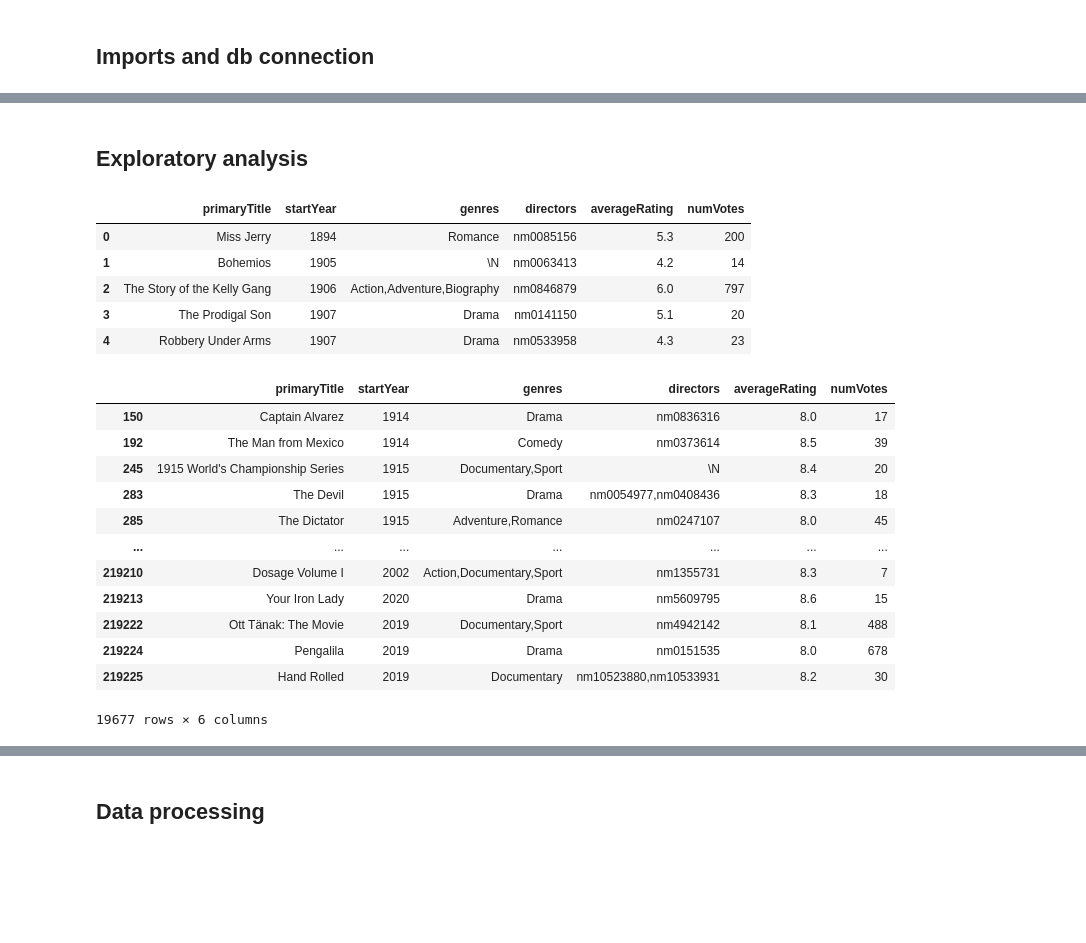
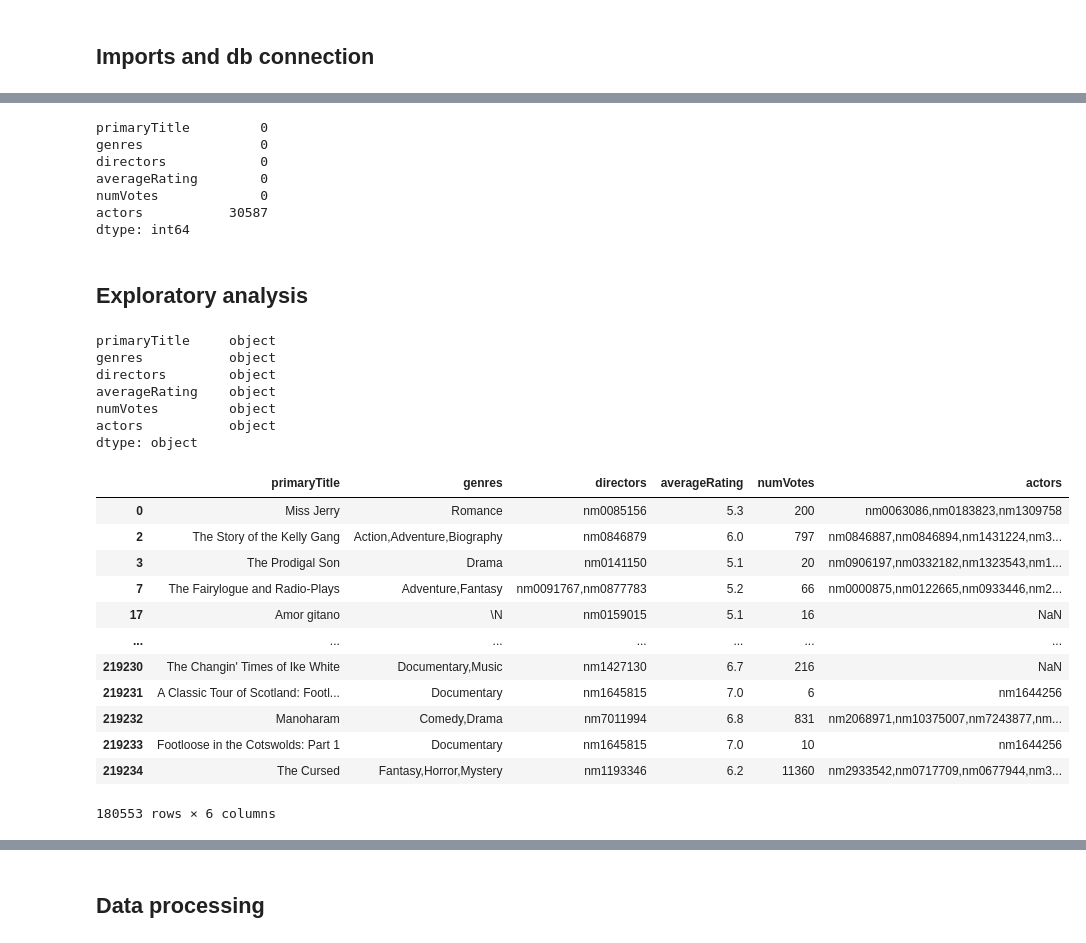
Before and after one commit to tanialemos/recommender-system, a Jupyter notebook: nb-test.ipynb, the cells around one changed output, grey strips where cells are left out. Drawn from its saved outputs; the diff is of its cells as text; code cells hidden in the pictures; blank space fills up the shorter version.

```diff
--- a/nb-test.ipynb
+++ b/nb-test.ipynb
@@ -27,0 +29,11 @@ df = pd.DataFrame.from_records(data=data, columns=col)
+# %%
+# creating dataframe for actors details table
+cursor.execute("""
+    SELECT tp.tconst, tp.nconst
+    FROM title_principals tp
+    WHERE tp.category = 'actor' or tp.category = 'actress'
+""")
+data = cursor.fetchall()
+col = [description[0] for description in cursor.description]
+
+df_actors = pd.DataFrame.from_records(data=data, columns=col)
@@ -27,0 +55,4 @@ df = pd.DataFrame.from_records(data=data, columns=col)
+# %%
+# merge actors with same movie id in same column
+groupby = df_actors.groupby('tconst')['nconst'].apply(','.join).reset_index()
+groupby.head()
@@ -27,0 +66,3 @@ df = pd.DataFrame.from_records(data=data, columns=col)
+# %%
+df = pd.merge(df_movies, groupby, how='left', on='tconst')
+df.shape
@@ -28 +71,4 @@ df = pd.DataFrame.from_records(data=data, columns=col)
+# %%
+df = df.drop('tconst', axis=1)
+df = df.rename(columns={"nconst": "actors"})
 # %%
@@ -32,35 +83,46 @@ df.shape
+# %%
+df.isna().sum()
+# %% [output]
+primaryTitle         0
+genres               0
+directors            0
+averageRating        0
+numVotes             0
+actors           30587
+dtype: int64
 # %% [markdown]
 ## Exploratory analysis
 # %%
-df.head()
+df.dtypes
 # %% [output]
-|  | primaryTitle | startYear | genres | directors | averageRating | numVotes |
-| 0 | Miss Jerry | 1894 | Romance | nm0085156 | 5.3 | 200 |
-| 1 | Bohemios | 1905 | \N | nm0063413 | 4.2 | 14 |
-| 2 | The Story of the Kelly Gang | 1906 | Action,Adventure,Biography | nm0846879 | 6.0 | 797 |
-| 3 | The Prodigal Son | 1907 | Drama | nm0141150 | 5.1 | 20 |
-| 4 | Robbery Under Arms | 1907 | Drama | nm0533958 | 4.3 | 23 |
+primaryTitle     object
+genres           object
+directors        object
+averageRating    object
+numVotes         object
+actors           object
+dtype: object
 # %%
 # convert data types
 df['averageRating'] = df['averageRating'].astype(float)
 df['numVotes'] = df['numVotes'].astype(int)
 # %%
 # apply filters to reduce dataset
-df_above5 = df[df['averageRating'] >= 8.0]
+df_above5 = df[df['averageRating'] >= 5.0]
 df_above5
 # %% [output]
-|  | primaryTitle | startYear | genres | directors | averageRating | numVotes |
-| 150 | Captain Alvarez | 1914 | Drama | nm0836316 | 8.0 | 17 |
-| 192 | The Man from Mexico | 1914 | Comedy | nm0373614 | 8.5 | 39 |
-| 245 | 1915 World's Championship Series | 1915 | Documentary,Sport | \N | 8.4 | 20 |
-| 283 | The Devil | 1915 | Drama | nm0054977,nm0408436 | 8.3 | 18 |
-| 285 | The Dictator | 1915 | Adventure,Romance | nm0247107 | 8.0 | 45 |
+|  | primaryTitle | genres | directors | averageRating | numVotes | actors |
+| 0 | Miss Jerry | Romance | nm0085156 | 5.3 | 200 | nm0063086,nm0183823,nm1309758 |
+| 2 | The Story of the Kelly Gang | Action,Adventure,Biography | nm0846879 | 6.0 | 797 | nm0846887,nm0846894,nm1431224,nm3... |
+| 3 | The Prodigal Son | Drama | nm0141150 | 5.1 | 20 | nm0906197,nm0332182,nm1323543,nm1... |
+| 7 | The Fairylogue and Radio-Plays | Adventure,Fantasy | nm0091767,nm0877783 | 5.2 | 66 | nm0000875,nm0122665,nm0933446,nm2... |
+| 17 | Amor gitano | \N | nm0159015 | 5.1 | 16 | NaN |
 | ... | ... | ... | ... | ... | ... | ... |
-| 219210 | Dosage Volume I | 2002 | Action,Documentary,Sport | nm1355731 | 8.3 | 7 |
-| 219213 | Your Iron Lady | 2020 | Drama | nm5609795 | 8.6 | 15 |
-| 219222 | Ott Tänak: The Movie | 2019 | Documentary,Sport | nm4942142 | 8.1 | 488 |
-| 219224 | Pengalila | 2019 | Drama | nm0151535 | 8.0 | 678 |
-| 219225 | Hand Rolled | 2019 | Documentary | nm10523880,nm10533931 | 8.2 | 30 |
+| 219230 | The Changin' Times of Ike White | Documentary,Music | nm1427130 | 6.7 | 216 | NaN |
+| 219231 | A Classic Tour of Scotland: Footl... | Documentary | nm1645815 | 7.0 | 6 | nm1644256 |
+| 219232 | Manoharam | Comedy,Drama | nm7011994 | 6.8 | 831 | nm2068971,nm10375007,nm7243877,nm... |
+| 219233 | Footloose in the Cotswolds: Part 1 | Documentary | nm1645815 | 7.0 | 10 | nm1644256 |
+| 219234 | The Cursed | Fantasy,Horror,Mystery | nm1193346 | 6.2 | 11360 | nm2933542,nm0717709,nm0677944,nm3... |
-19677 rows × 6 columns
+180553 rows × 6 columns
 # %%
 # apply filters to reduce dataset
```
Also changed, not shown: parts of 40 cells of this notebook, 2 other files.
